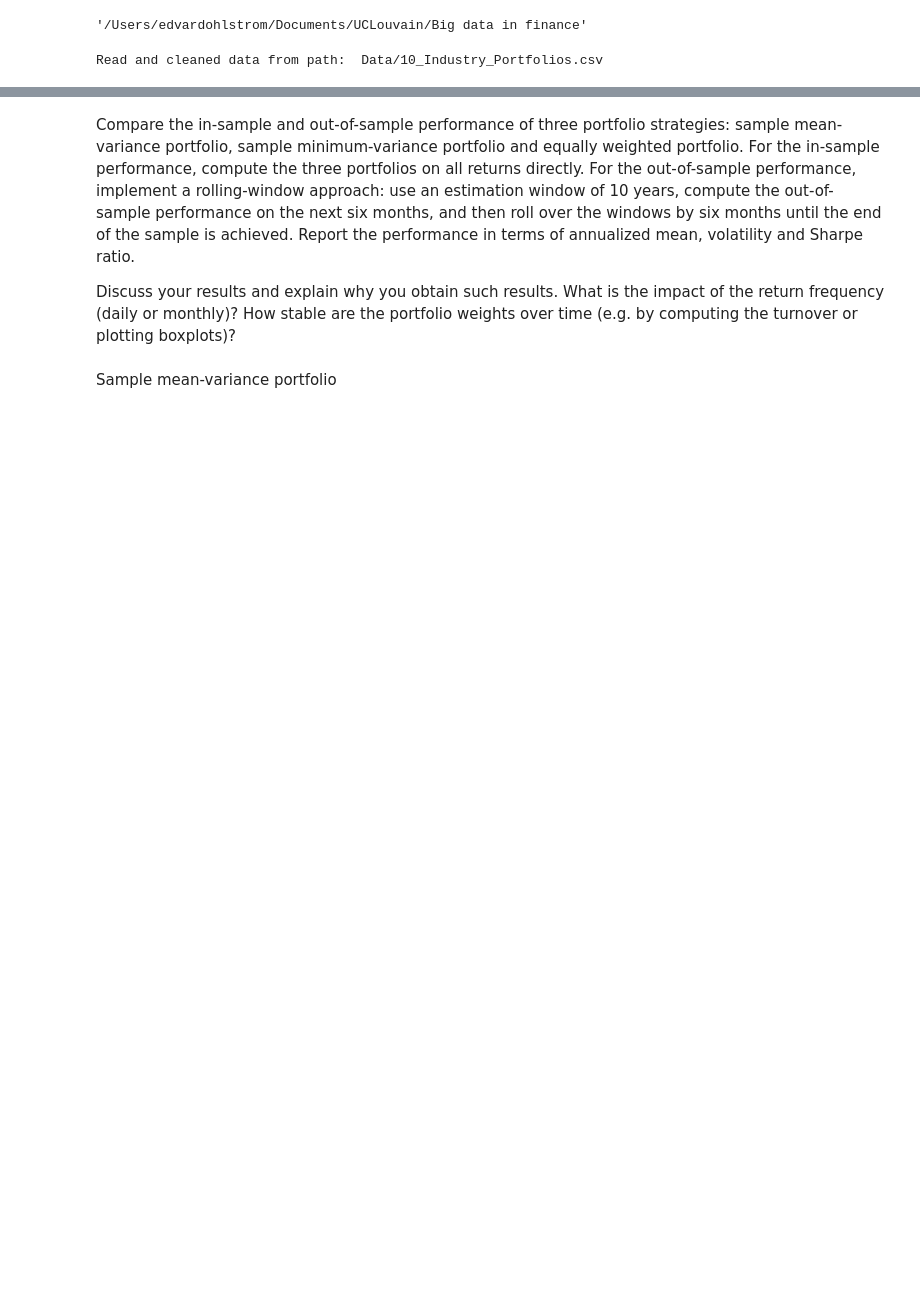
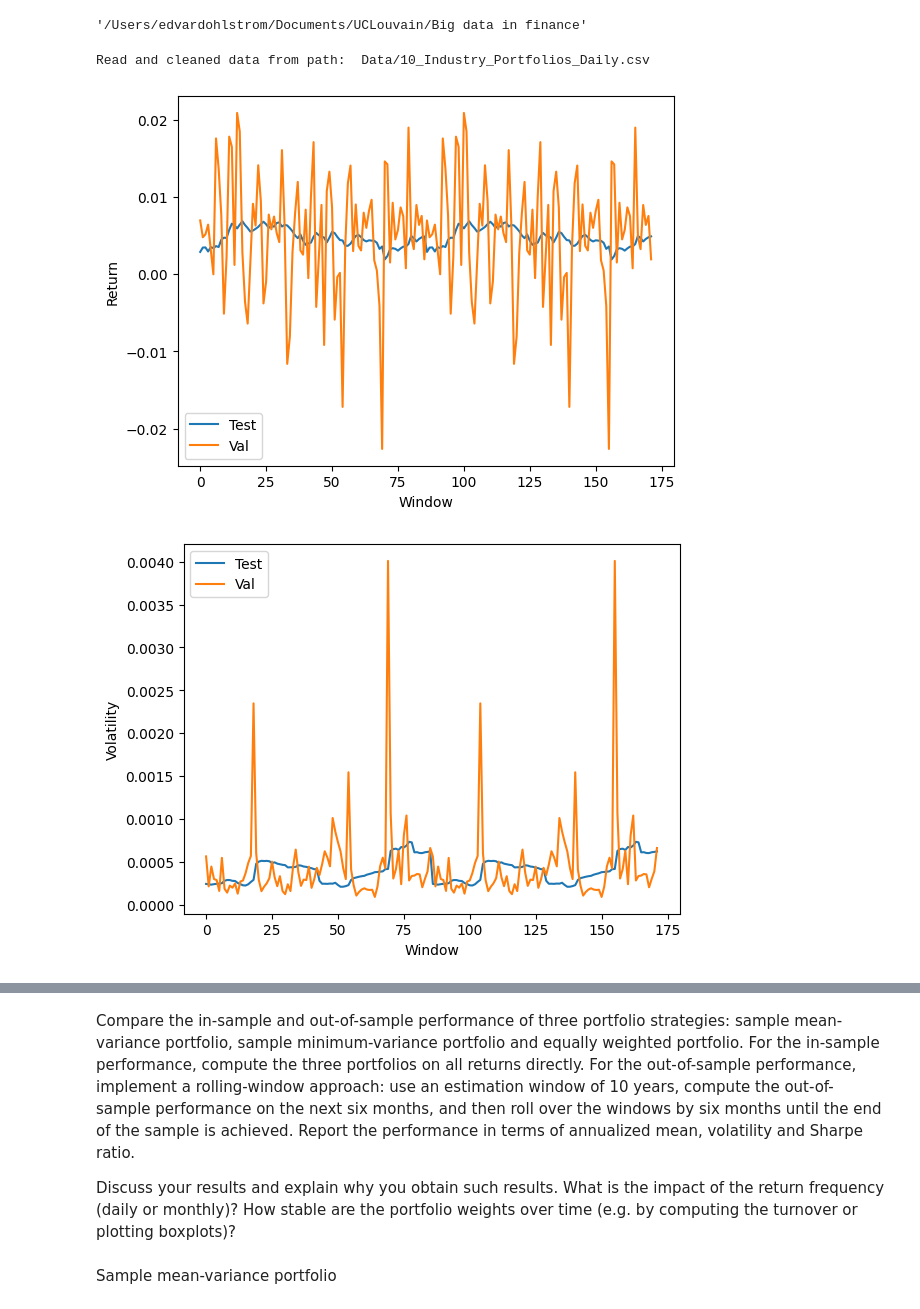
Before and after one commit to ohlstre1/Big-Data-in-Finance, a Jupyter notebook: source.ipynb, the cells around one changed output, grey strips where cells are left out. Drawn from its saved outputs; the diff is of its cells as text; code cells hidden in the pictures; blank space fills up the shorter version.

Commit message:
Add plot,fix performance bug

```diff
--- a/source.ipynb
+++ b/source.ipynb
@@ -40,8 +40,8 @@ def read_clean_data(path):
     print( "Read and cleaned data from path: ", path)
     return df
 
-df = read_clean_data("Data/10_Industry_Portfolios.csv")
-#df = read_clean_data("Data/10_Industry_Portfolios_Daily.csv")
+#df = read_clean_data("Data/10_Industry_Portfolios.csv")
+df = read_clean_data("Data/10_Industry_Portfolios_Daily.csv")
 #df = read_clean_data("Data/25_Portfolios_5x5.CSV")
 #df = read_clean_data("Data/25_Portfolios_5x5_Daily.csv")
 #df = read_clean_data("Data/100_Portfolios_10x10.CSV")
@@ -49,7 +49,26 @@ df = read_clean_data("Data/10_Industry_Portfolios.csv")
 #df = read_clean_data("Data/48_Industry_Portfolios.CSV")
 #df = read_clean_data("Data/48_Industry_Portfolios_Daily.csv")
 # %% [output]
-Read and cleaned data from path:  Data/10_Industry_Portfolios.csv
+Read and cleaned data from path:  Data/10_Industry_Portfolios_Daily.csv
+# %%
+# helper functions
+
+
+def get_performance(data, weigth):
+    ret = np.mean((data*weigth).to_numpy()) *100
+    var = np.var((data*weigth).to_numpy()) *100
+    sharp = ret/var
+    return ret, var, sharp
+
+
+def plot(data_1, data_2, names, ylabel, title=""):
+    plt.figure()
+    plt.plot(data_1)
+    plt.plot(data_2)
+    plt.legend(names)
+    plt.xlabel("Window")
+    plt.ylabel(ylabel)
+    plt.title(title)
 # %%
 #daily
 idx_s = 0
@@ -71,0 +110,8 @@ for i in range(num_of_windows):
+# %%
+
+plot(np.array(min_var_test)[:,0], np.array(min_var_val)[:,0],["Test","Val"], "Return" )
+plot(np.array(min_var_test)[:,1], np.array(min_var_val)[:,1],["Test","Val"], "Volatility" )
+plot(np.array(min_var_test)[:,2], np.array(min_var_val)[:,2],["Test","Val"], "Sharp" )
+# %% [output]
+[figure, added]
+[figure, added]
```
Also changed, not shown: parts of 6 cells of this notebook.
